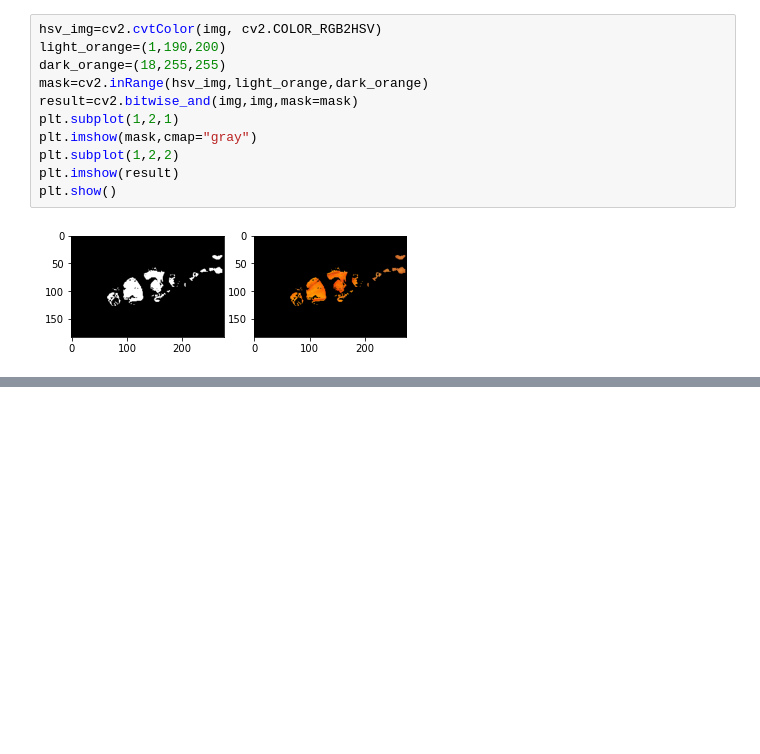
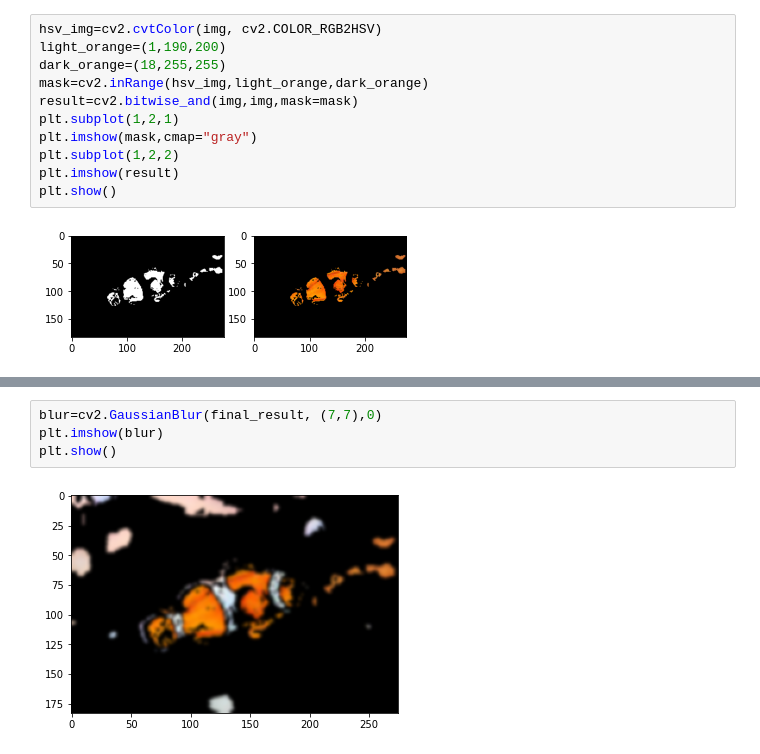
Before and after one commit to pratheekshabr/image-processing, a Jupyter notebook: readingimg.ipynb, the cells around one changed output, grey strips where cells are left out. Cells and saved outputs as stored; diff of their text form; blank space fills up the shorter version.

```diff
--- a/readingimg.ipynb
+++ b/readingimg.ipynb
@@ -69,0 +95,6 @@ plt.show()
+# %%
+blur=cv2.GaussianBlur(final_result, (7,7),0)
+plt.imshow(blur)
+plt.show()
+# %% [output]
+[figure, added]
```
Also changed, not shown: parts of 3 cells of this notebook.
